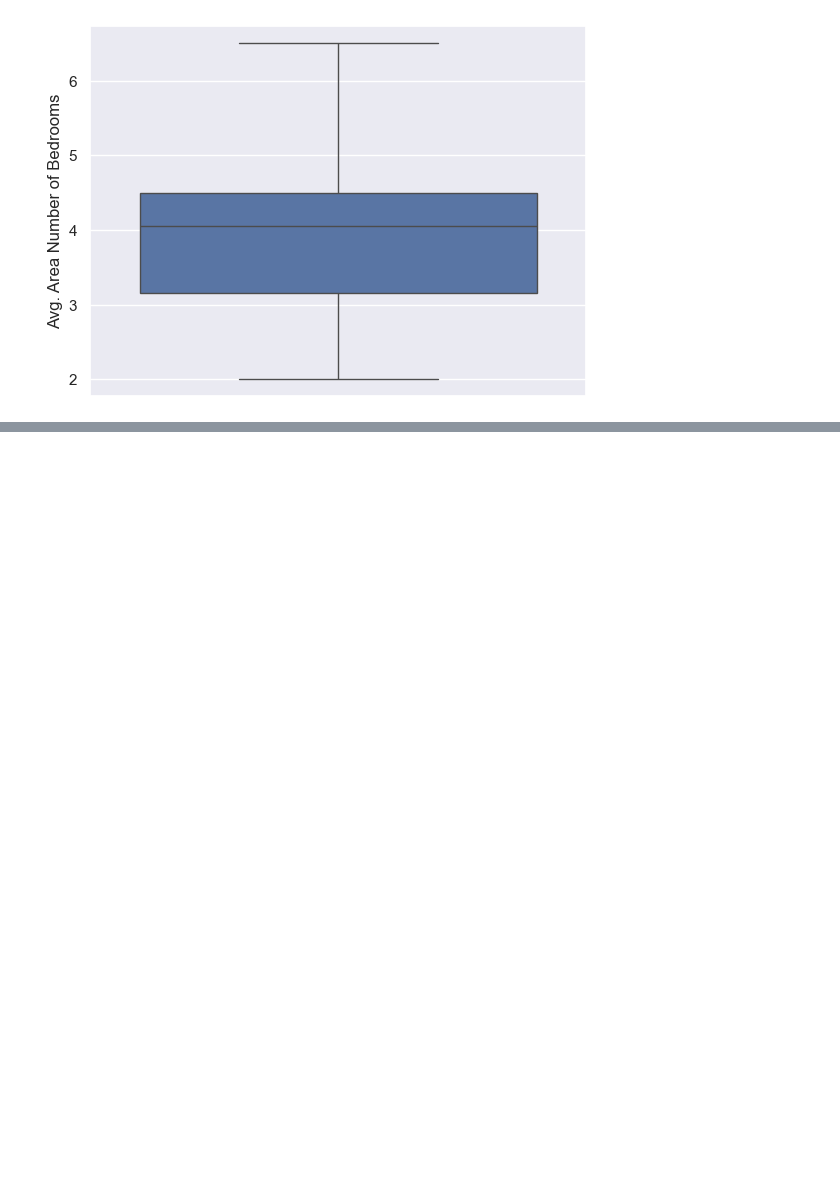
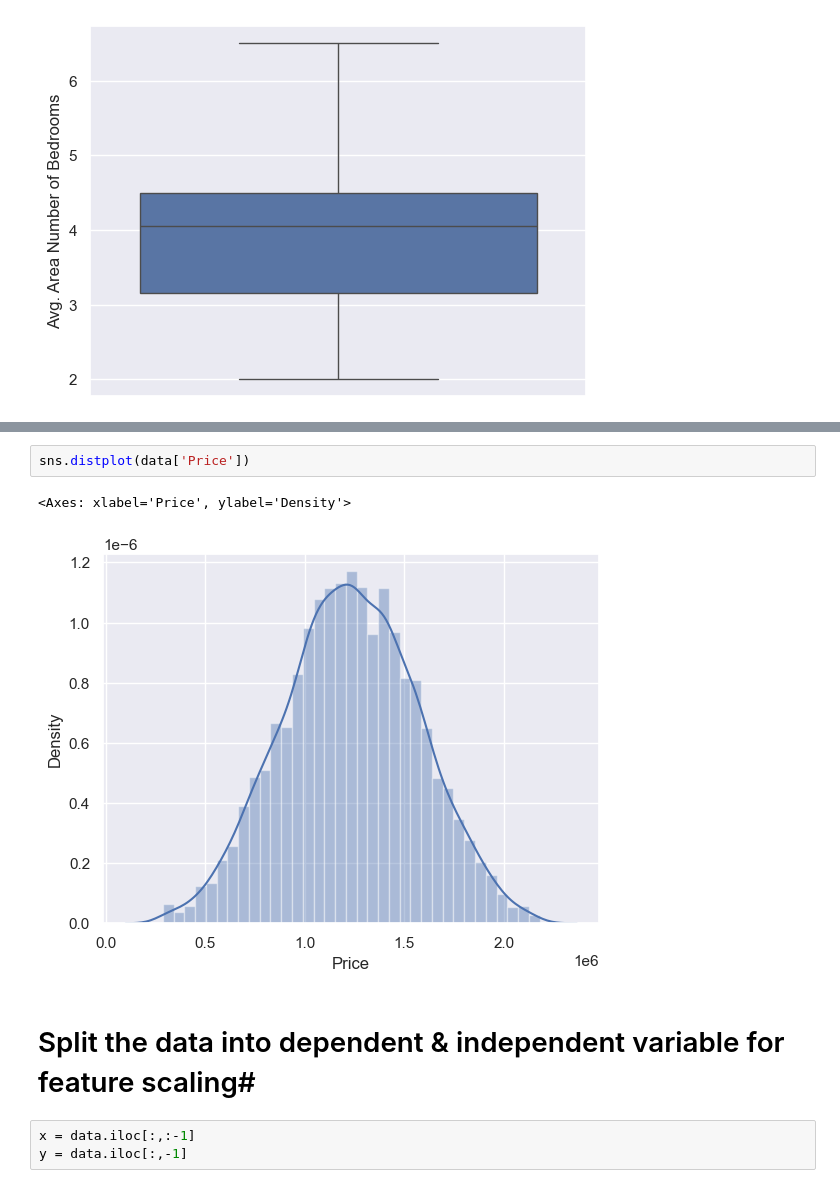
Before and after one commit to Jayshankar10/ML-Projects, a Jupyter notebook: Linear Regression/Notebook/simple linear regression.ipynb, the cells around one changed output, grey strips where cells are left out. Cells and saved outputs as stored; diff of their text form; blank space fills up the shorter version.

```diff
--- a/Linear Regression/Notebook/simple linear regression.ipynb
+++ b/Linear Regression/Notebook/simple linear regression.ipynb
@@ -180,0 +193,10 @@ plt.show()
+# %%
+sns.distplot(data['Price'])
+# %% [output]
+<Axes: xlabel='Price', ylabel='Density'>
+[figure, added]
+# %% [markdown]
+# Split the data into dependent & independent variable for feature scaling#
+# %%
+x = data.iloc[:,:-1]
+y = data.iloc[:,-1]
```
Also changed, not shown: parts of 7 cells of this notebook, 1 other file.
